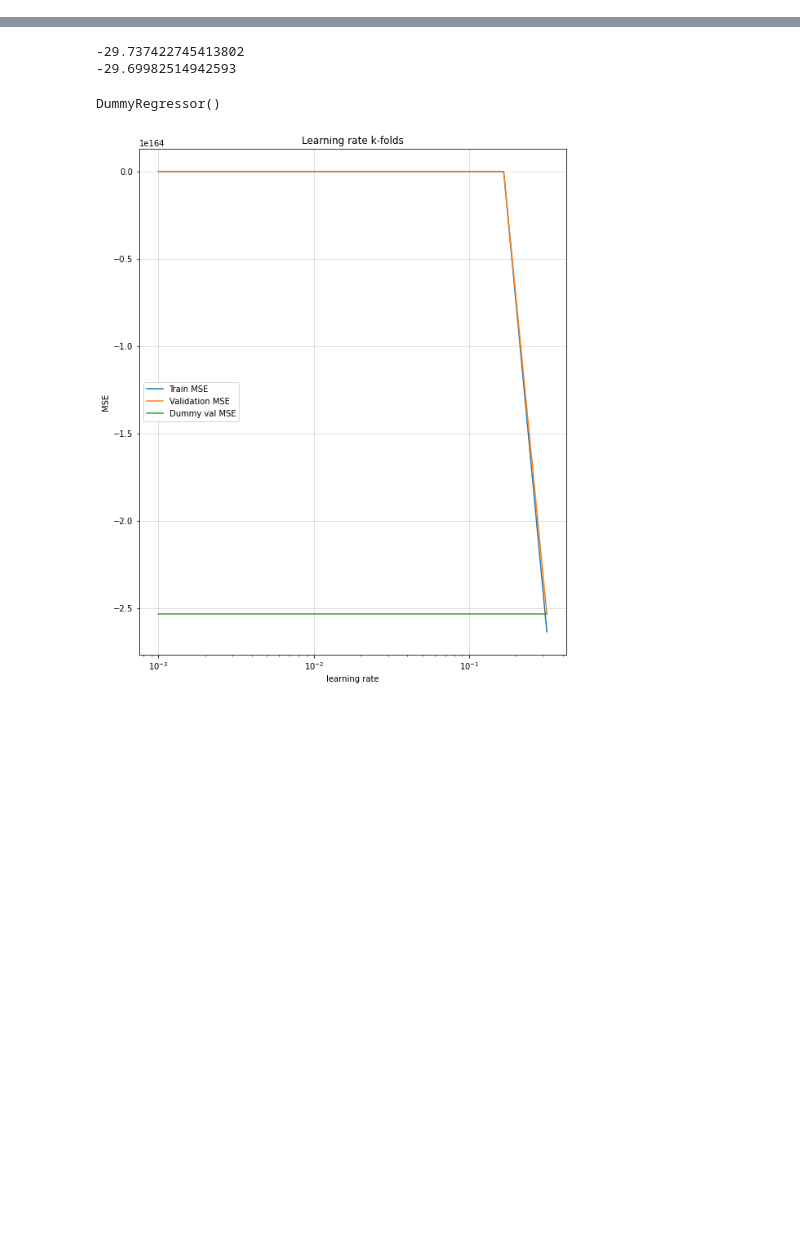
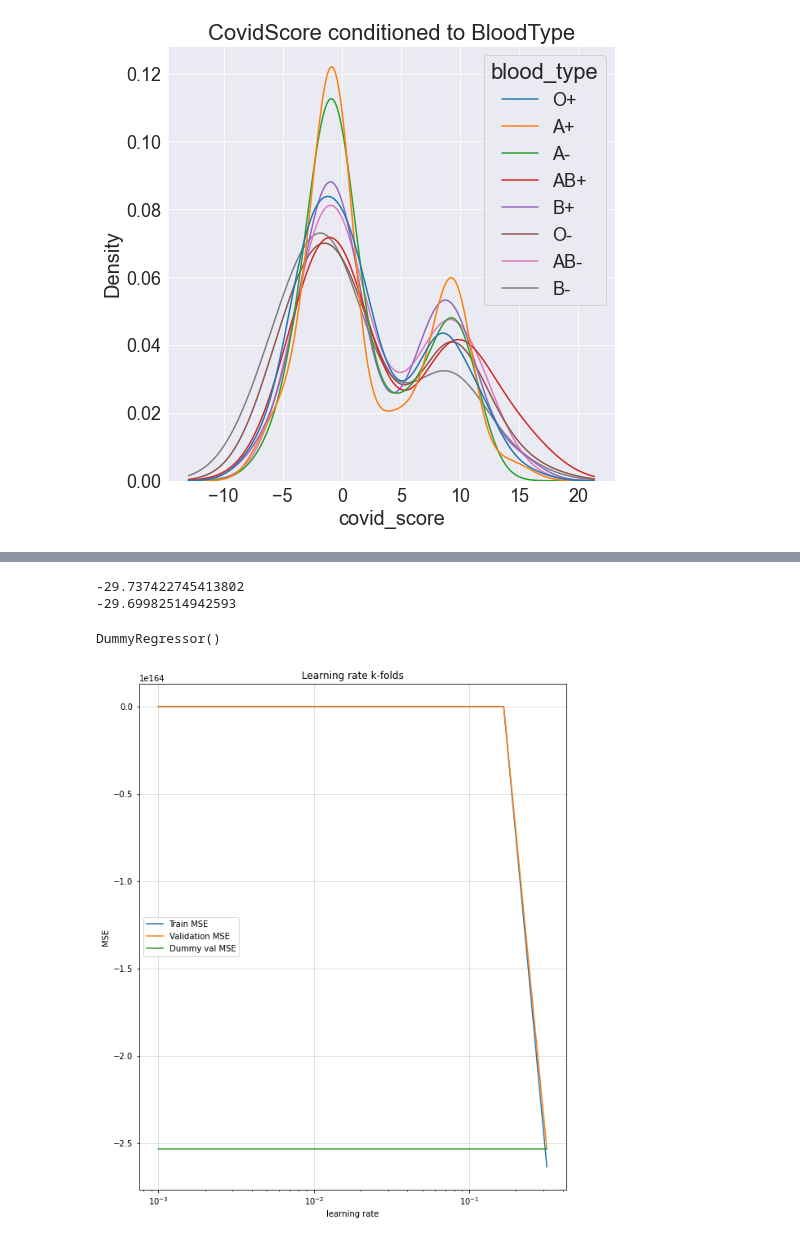
Before and after one commit to morlevy/Major_HW3_ML, a Jupyter notebook: code.ipynb, the cells around one changed output, grey strips where cells are left out. Drawn from its saved outputs; the diff is of its cells as text; code cells hidden in the pictures; blank space fills up the shorter version.

```diff
--- a/code.ipynb
+++ b/code.ipynb
@@ -13,0 +40,8 @@ train_set.head()
+# %%
+"""Question 1:"""
+
+sns.kdeplot(data=train_set, x='covid_score', hue='blood_type', common_norm=False, common_grid=True)
+plt.title("CovidScore conditioned to BloodType")
+plt.show()
+# %% [output]
+[figure, added]
```
Also changed, not shown: parts of 29 cells of this notebook, 6 other files.
